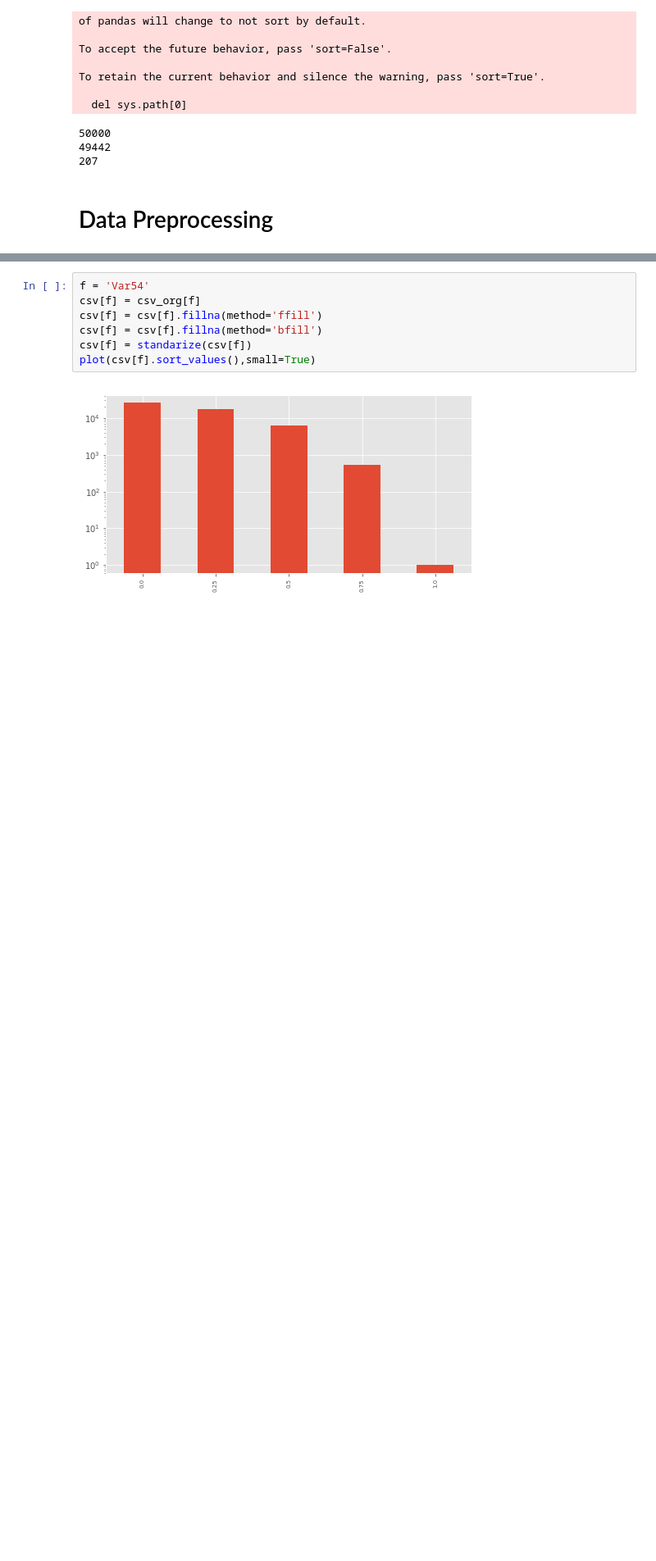
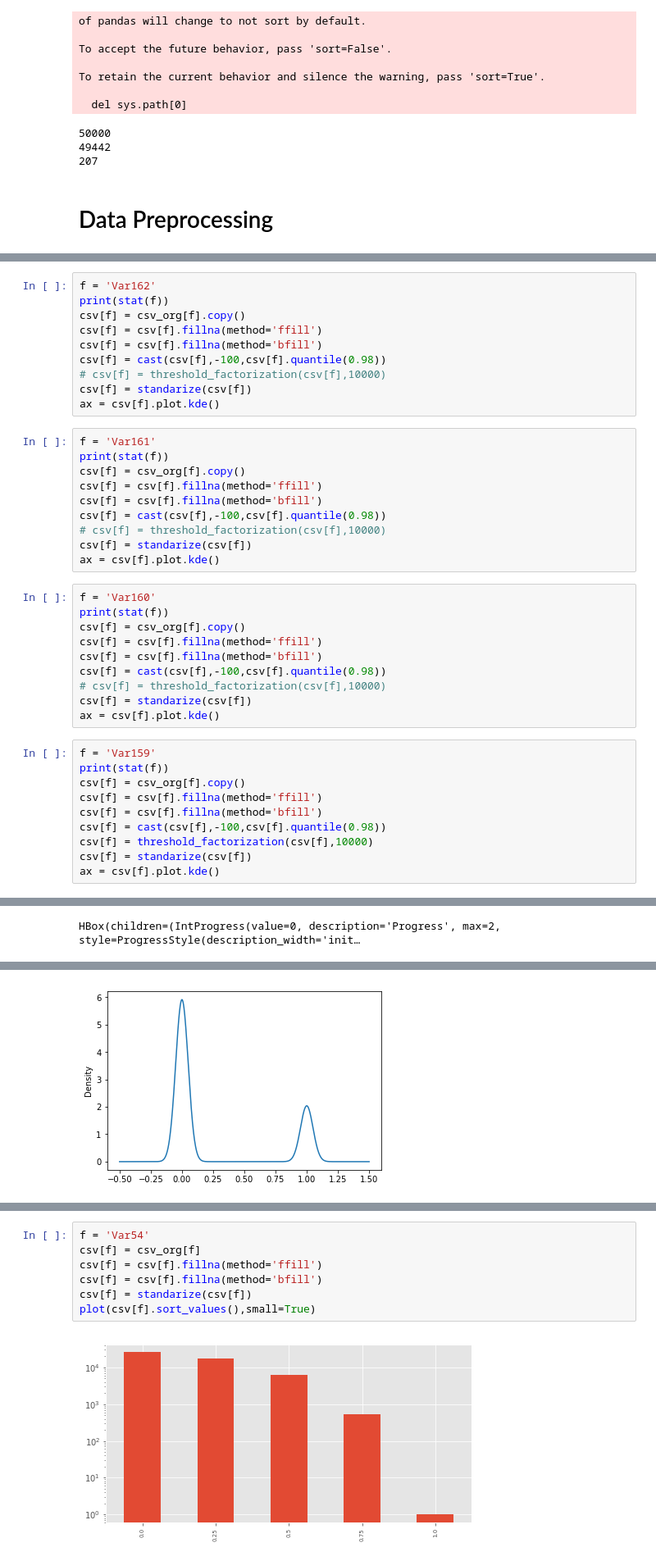
Before and after one commit to mateuszdorobek/Machine-Learning-Classification, a Jupyter notebook: data_extraction.ipynb, the cells around one changed output, grey strips where cells are left out. Shown at 82% size. Cells and saved outputs as stored; diff of their text form; blank space fills up the shorter version.

```diff
--- a/data_extraction.ipynb
+++ b/data_extraction.ipynb
@@ -199,0 +290,41 @@ To retain the current behavior and silence the warning, pass 'sort=True'.
+# %%
+f = 'Var162'
+print(stat(f))
+csv[f] = csv_org[f].copy()
+csv[f] = csv[f].fillna(method='ffill')
+csv[f] = csv[f].fillna(method='bfill')
+csv[f] = cast(csv[f],-100,csv[f].quantile(0.98))
+# csv[f] = threshold_factorization(csv[f],10000)
+csv[f] = standarize(csv[f])
+ax = csv[f].plot.kde()
+# %%
+f = 'Var161'
+print(stat(f))
+csv[f] = csv_org[f].copy()
+csv[f] = csv[f].fillna(method='ffill')
+csv[f] = csv[f].fillna(method='bfill')
+csv[f] = cast(csv[f],-100,csv[f].quantile(0.98))
+# csv[f] = threshold_factorization(csv[f],10000)
+csv[f] = standarize(csv[f])
+ax = csv[f].plot.kde()
+# %%
+f = 'Var160'
+print(stat(f))
+csv[f] = csv_org[f].copy()
+csv[f] = csv[f].fillna(method='ffill')
+csv[f] = csv[f].fillna(method='bfill')
+csv[f] = cast(csv[f],-100,csv[f].quantile(0.98))
+# csv[f] = threshold_factorization(csv[f],10000)
+csv[f] = standarize(csv[f])
+ax = csv[f].plot.kde()
+# %%
+f = 'Var159'
+print(stat(f))
+csv[f] = csv_org[f].copy()
+csv[f] = csv[f].fillna(method='ffill')
+csv[f] = csv[f].fillna(method='bfill')
+csv[f] = cast(csv[f],-100,csv[f].quantile(0.98))
+csv[f] = threshold_factorization(csv[f],10000)
+csv[f] = standarize(csv[f])
+ax = csv[f].plot.kde()
+# %% [output]
@@ -199,0 +338 @@ To retain the current behavior and silence the warning, pass 'sort=True'.
+HBox(children=(IntProgress(value=0, description='Progress', max=2, style=ProgressStyle(description_width='init…
@@ -199,0 +341 @@ To retain the current behavior and silence the warning, pass 'sort=True'.
+[figure, added]
```
Also changed, not shown: parts of 112 cells of this notebook.
